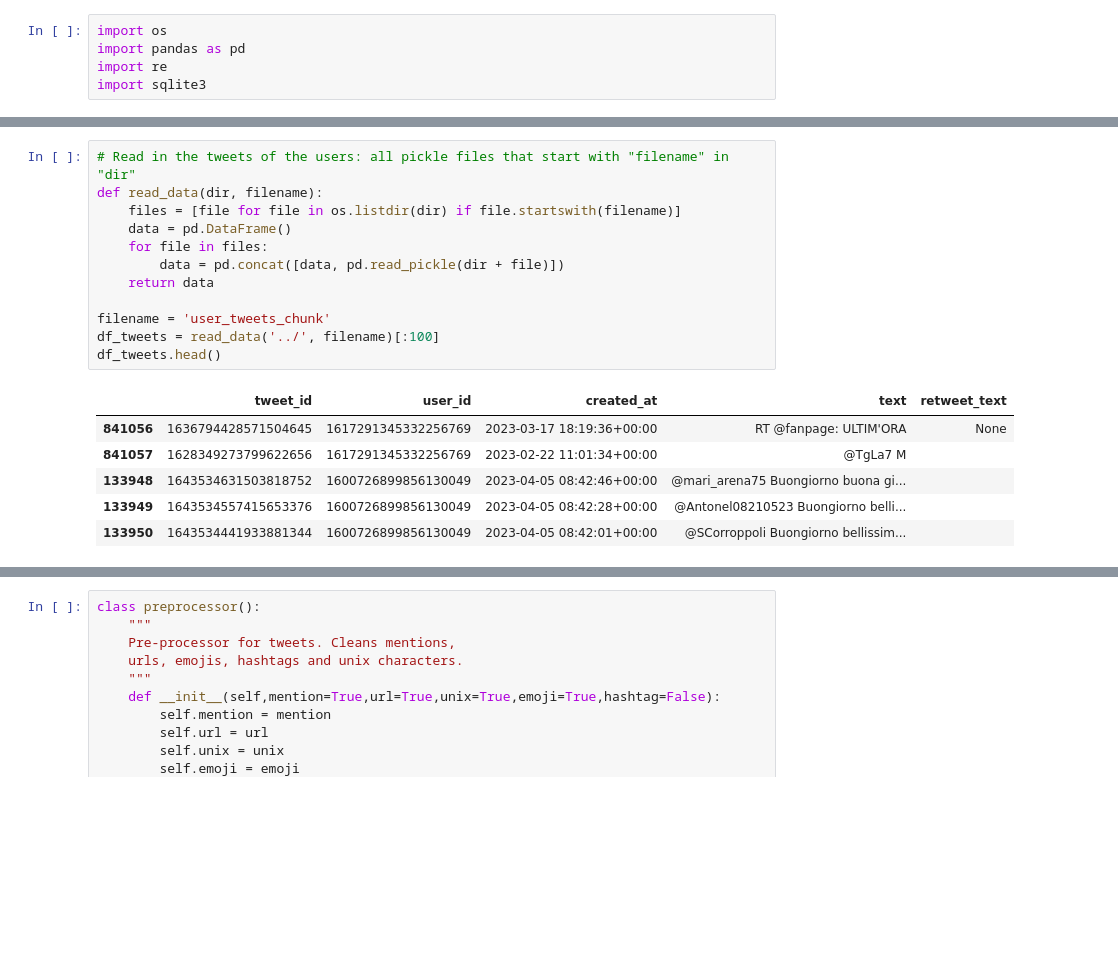
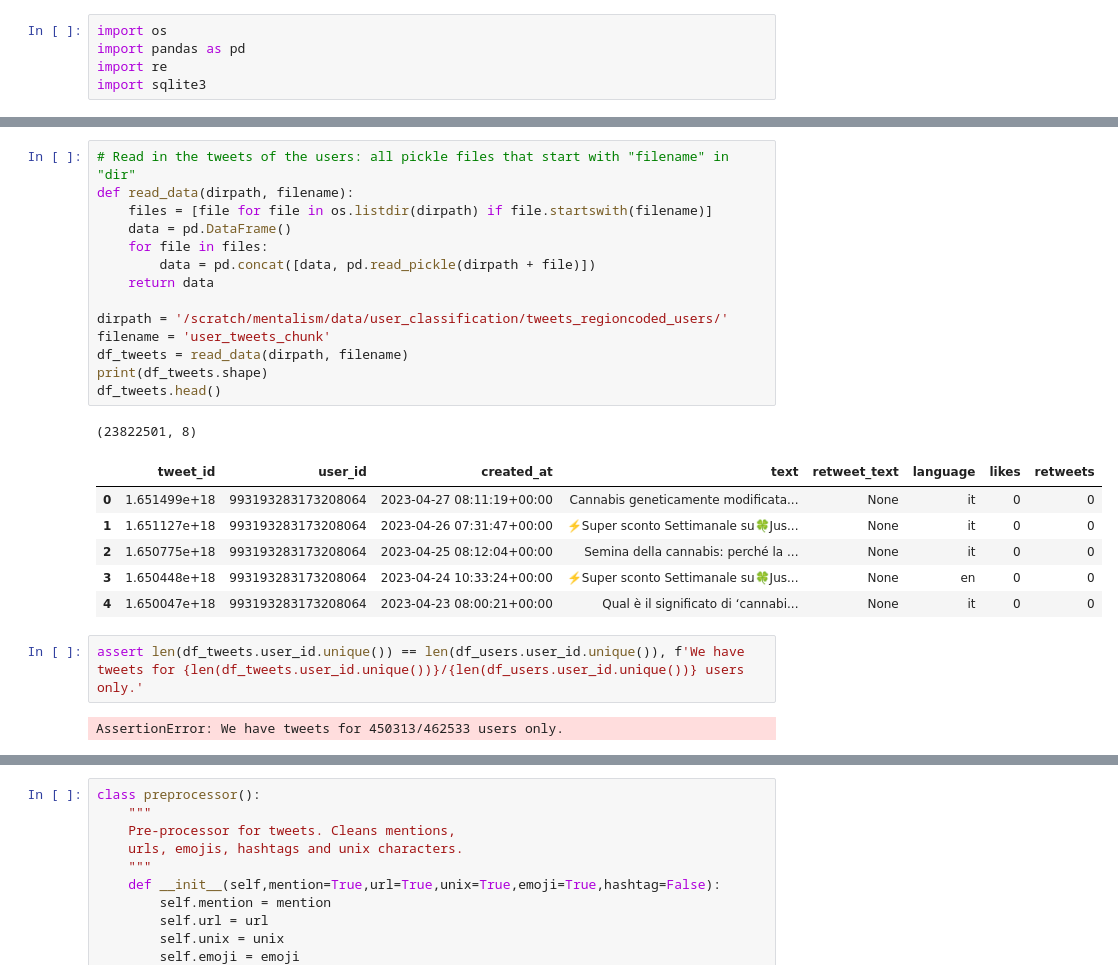
Before and after one commit to lorelupo/twitter_user_classification, a Jupyter notebook: notebooks/format_data_for_models.ipynb, the cells around one changed output, grey strips where cells are left out. Drawn from its saved outputs; the diff is of its cells as text; blank space fills up the shorter version.

```diff
--- a/notebooks/format_data_for_models.ipynb
+++ b/notebooks/format_data_for_models.ipynb
@@ -31,22 +86,29 @@ df_users.head()
 # %%
 # Read in the tweets of the users: all pickle files that start with "filename" in "dir"
-def read_data(dir, filename):
-    files = [file for file in os.listdir(dir) if file.startswith(filename)]
+def read_data(dirpath, filename):
+    files = [file for file in os.listdir(dirpath) if file.startswith(filename)]
     data = pd.DataFrame()
     for file in files:
-        data = pd.concat([data, pd.read_pickle(dir + file)])
+        data = pd.concat([data, pd.read_pickle(dirpath + file)])
     return data
 
+dirpath = '/scratch/mentalism/data/user_classification/tweets_regioncoded_users/'
 filename = 'user_tweets_chunk'
-df_tweets = read_data('../', filename)[:100]
+df_tweets = read_data(dirpath, filename)
+print(df_tweets.shape)
 df_tweets.head()
 # %% [output]
+(23822501, 8)
-|  | tweet_id | user_id | created_at | text | retweet_text |
-| 841056 | 1636794428571504645 | 1617291345332256769 | 2023-03-17 18:19:36+00:00 | RT @fanpage: ULTIM'ORA | None |
-| 841057 | 1628349273799622656 | 1617291345332256769 | 2023-02-22 11:01:34+00:00 | @TgLa7 M |  |
-| 133948 | 1643534631503818752 | 1600726899856130049 | 2023-04-05 08:42:46+00:00 | @mari_arena75 Buongiorno buona gi... |  |
-| 133949 | 1643534557415653376 | 1600726899856130049 | 2023-04-05 08:42:28+00:00 | @Antonel08210523 Buongiorno belli... |  |
-| 133950 | 1643534441933881344 | 1600726899856130049 | 2023-04-05 08:42:01+00:00 | @SCorroppoli Buongiorno bellissim... |  |
+|  | tweet_id | user_id | created_at | text | retweet_text | language | likes | retweets |
+| 0 | 1.651499e+18 | 993193283173208064 | 2023-04-27 08:11:19+00:00 | Cannabis geneticamente modificata... | None | it | 0 | 0 |
+| 1 | 1.651127e+18 | 993193283173208064 | 2023-04-26 07:31:47+00:00 | ⚡️Super sconto Settimanale su🍀Jus... | None | it | 0 | 0 |
+| 2 | 1.650775e+18 | 993193283173208064 | 2023-04-25 08:12:04+00:00 | Semina della cannabis: perché la ... | None | it | 0 | 0 |
+| 3 | 1.650448e+18 | 993193283173208064 | 2023-04-24 10:33:24+00:00 | ⚡️Super sconto Settimanale su🍀Jus... | None | en | 0 | 0 |
+| 4 | 1.650047e+18 | 993193283173208064 | 2023-04-23 08:00:21+00:00 | Qual è il significato di ‘cannabi... | None | it | 0 | 0 |
+# %%
+assert len(df_tweets.user_id.unique()) == len(df_users.user_id.unique()), f'We have tweets for {len(df_tweets.user_id.unique())}/{len(df_users.user_id.unique())} users only.'
+# %% [output]
+AssertionError: We have tweets for 450313/462533 users only.
 # %%
 # This is how the final result of this notebook should look like
 # Except that "masked_bio" should be "bio" and not masked, as we as long_text
```
Also changed, not shown: parts of 28 cells of this notebook.
